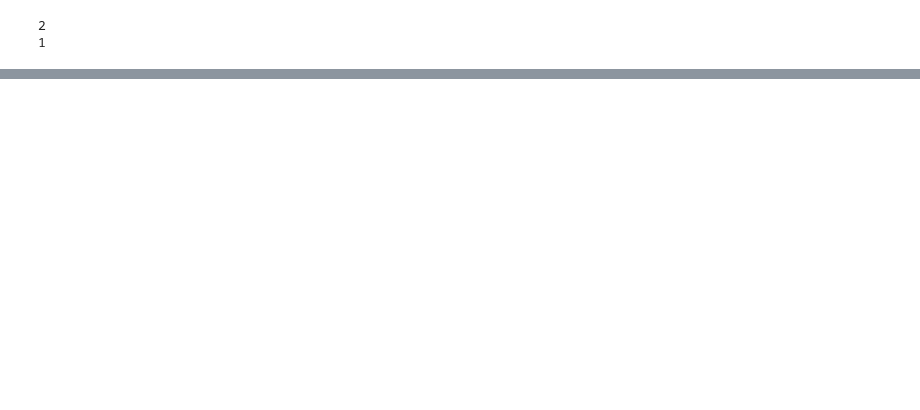
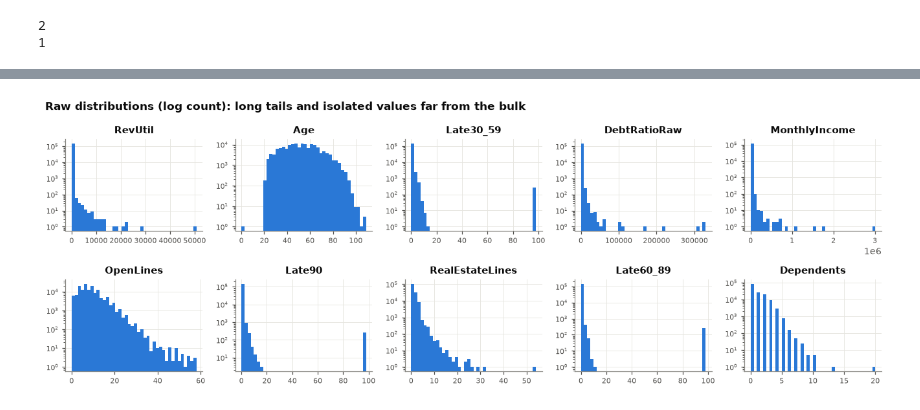
Before and after one commit to michudud04/IDSS-German-Credit-Score, a Jupyter notebook: notebooks/EDA.ipynb, the cells around one changed output, grey strips where cells are left out. Saved outputs shown, nothing was run; the diff lists cells and outputs as text; code cells hidden in the pictures; blank space fills up the shorter version.

```diff
--- a/notebooks/EDA.ipynb
+++ b/notebooks/EDA.ipynb
@@ -46,0 +137,26 @@ print((credit["age"]<18).sum())
+# %%
+RENAME = {
+    "SeriousDlqin2yrs": "Default2y",
+    "RevolvingUtilizationOfUnsecuredLines": "RevUtil",
+    "age": "Age",
+    "NumberOfTime30-59DaysPastDueNotWorse": "Late30_59",
+    "DebtRatio": "DebtRatioRaw",
+    "NumberOfOpenCreditLinesAndLoans": "OpenLines",
+    "NumberOfTimes90DaysLate": "Late90",
+    "NumberRealEstateLoansOrLines": "RealEstateLines",
+    "NumberOfTime60-89DaysPastDueNotWorse": "Late60_89",
+    "NumberOfDependents": "Dependents",
+}
+TARGET = "Default2y"
+LATE_COLS = ["Late30_59", "Late60_89", "Late90"]
+
+assert credit.shape == (150_000, 12), "the file was not read completely"
+assert credit["Unnamed: 0"].is_unique, "row number is not an identifier"
+
+raw = credit.drop(columns="Unnamed: 0").rename(columns=RENAME)
+raw[TARGET] = raw[TARGET].astype("int8")
+
+assert set(raw[TARGET].unique()) == {0, 1}
+assert all(pd.api.types.is_numeric_dtype(t) for t in raw.dtypes)
+print(raw.shape)
+raw.head()
@@ -46,0 +210,14 @@ print((credit["age"]<18).sum())
+# %%
+features = [c for c in raw.columns if c != TARGET]
+fig, axes = plt.subplots(2, 5, figsize=(12, 4.2))
+for ax, col in zip(axes.flat, features):
+    ax.hist(raw[col].dropna(), bins=40, color=COLOR_NO_DEFAULT)
+    ax.set_yscale("log")
+    ax.set_title(col)
+    ax.tick_params(labelsize=7)
+fig.suptitle("Raw distributions (log count): long tails and isolated values far from the bulk",
+             fontweight="bold", x=0.01, ha="left")
+fig.tight_layout()
+plt.show()
+# %% [output]
+[figure, added]
```
Also changed, not shown: parts of 68 cells of this notebook, 2 other files.
